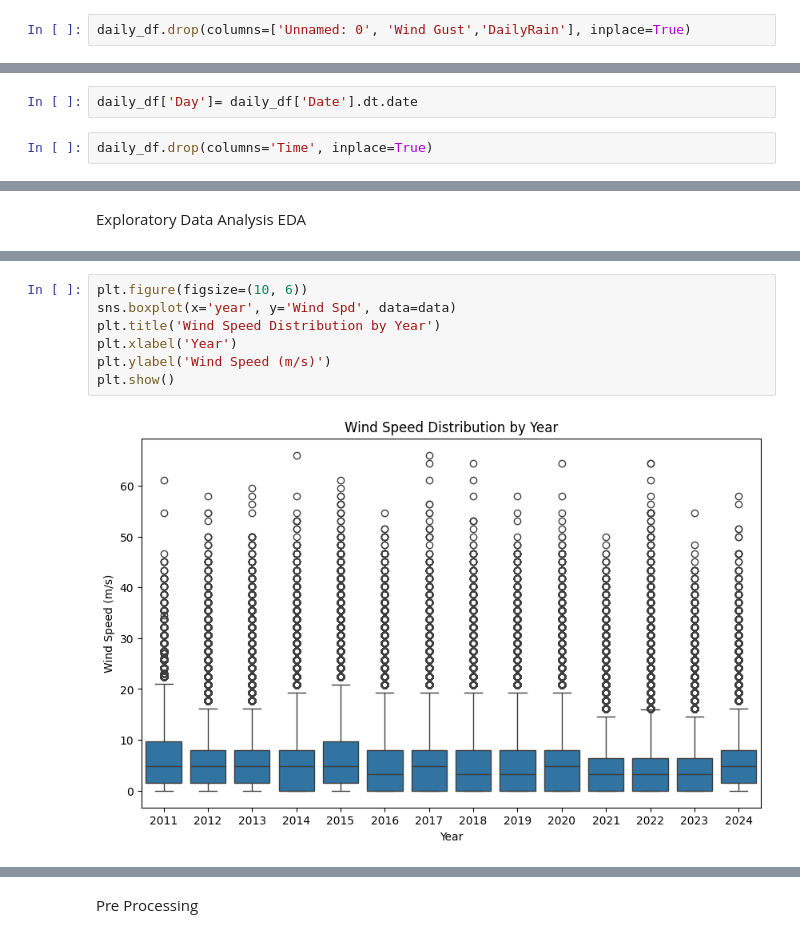
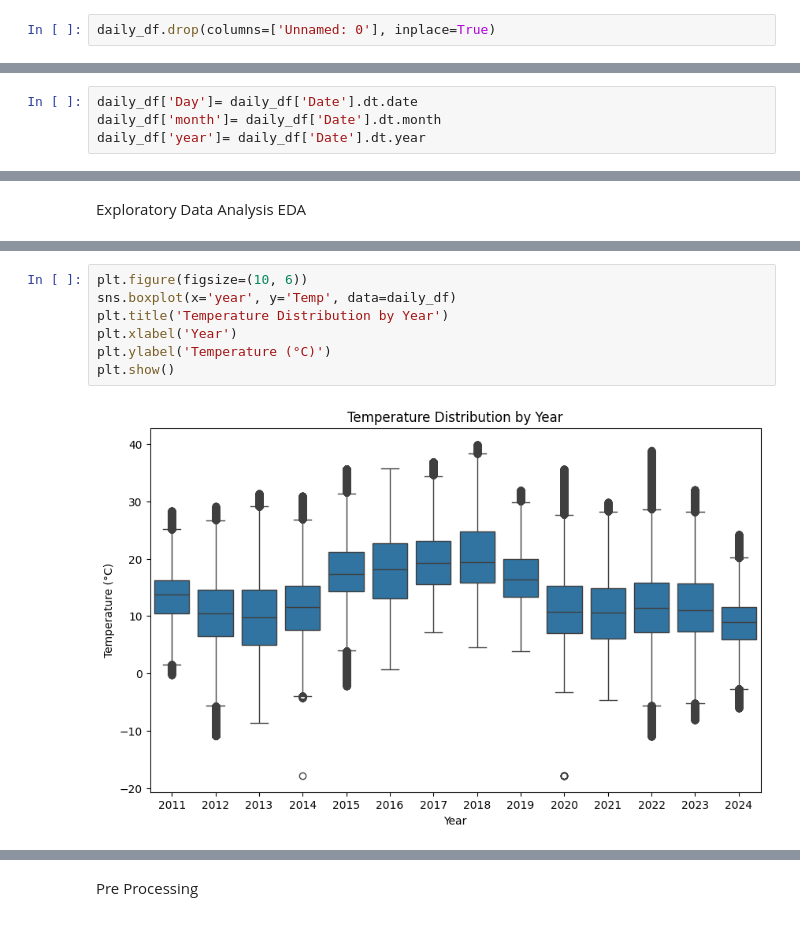
Before and after one commit to Anushareddy1203/final-code, a Jupyter notebook: Finalcode13.ipynb, the cells around one changed output, grey strips where cells are left out. Drawn from its saved outputs; the diff is of its cells as text.

```diff
--- a/Finalcode13.ipynb
+++ b/Finalcode13.ipynb
@@ -155,7 +103,7 @@ daily_df.head()
 | 3 | 3 | 0:03 | 314.0 | 0.0 | 51.0 | 94.0 | 19.2 | 11.3 | 1023.1 | 0.0 | ... |
 | 4 | 4 | 0:04 | 314.0 | 0.0 | 51.0 | 94.0 | 19.2 | 11.3 | 1023.1 | 0.0 | ... |
 # %%
-daily_df.drop(columns=['Unnamed: 0', 'Wind Gust','DailyRain'], inplace=True)
+daily_df.drop(columns=['Unnamed: 0'], inplace=True)
 # %%
 daily_df.head()
 # %% [output]
@@ -170,4 +118,4 @@ daily_df['Date'] = pd.to_datetime(daily_df['Date'])
 # %%
 daily_df['Day']= daily_df['Date'].dt.date
+daily_df['month']= daily_df['Date'].dt.month
+daily_df['year']= daily_df['Date'].dt.year
-# %%
-daily_df.drop(columns='Time', inplace=True)
@@ -343,9 +169,9 @@ plt.show()
 # %%
 plt.figure(figsize=(10, 6))
-sns.boxplot(x='year', y='Wind Spd', data=data)
-plt.title('Wind Speed Distribution by Year')
+sns.boxplot(x='year', y='Temp', data=daily_df)
+plt.title('Temperature Distribution by Year')
 plt.xlabel('Year')
-plt.ylabel('Wind Speed (m/s)')
+plt.ylabel('Temperature (°C)')
 plt.show()
 # %% [output]
-[figure, old version]
+[figure, new version]
```
Also changed, not shown: parts of 57 cells of this notebook.
